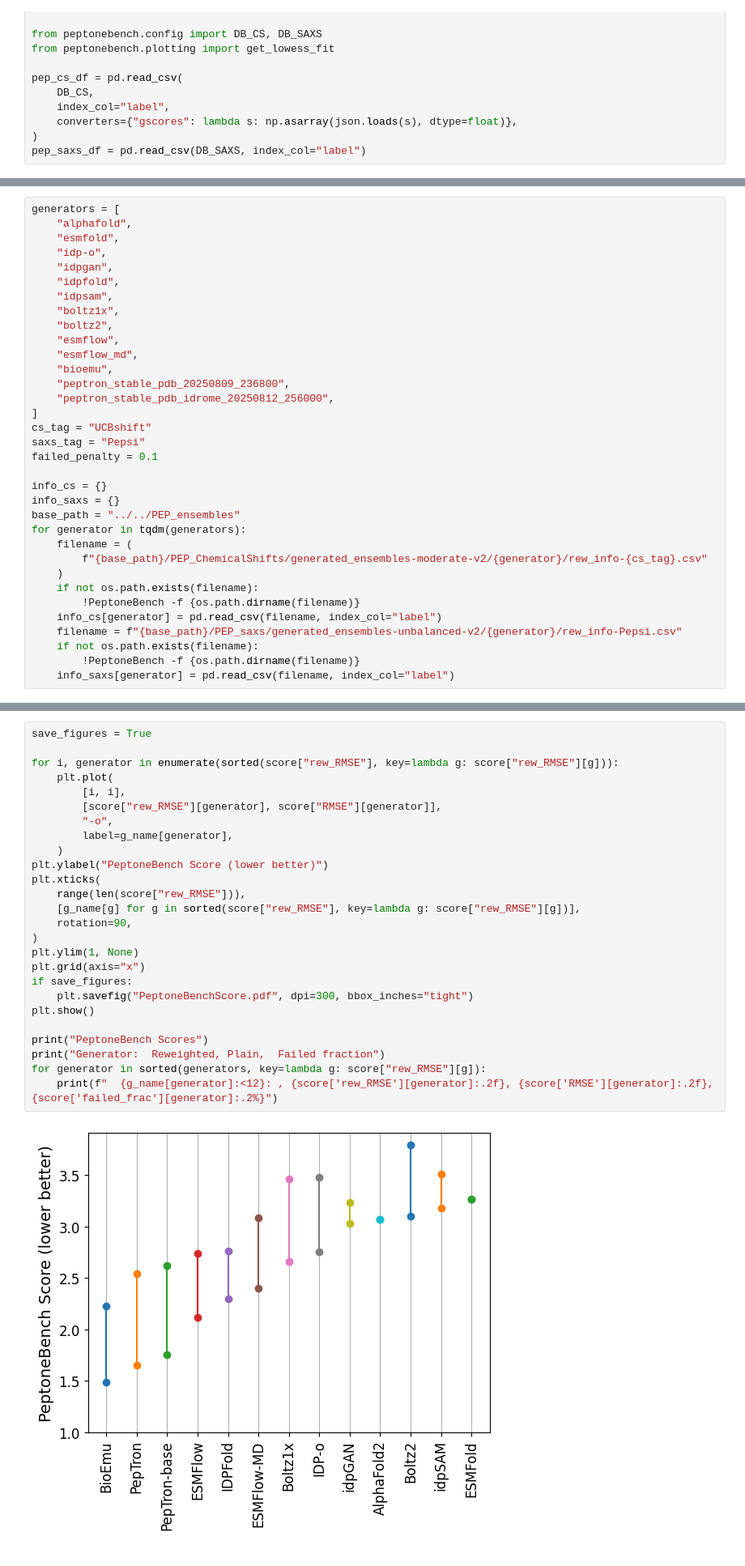
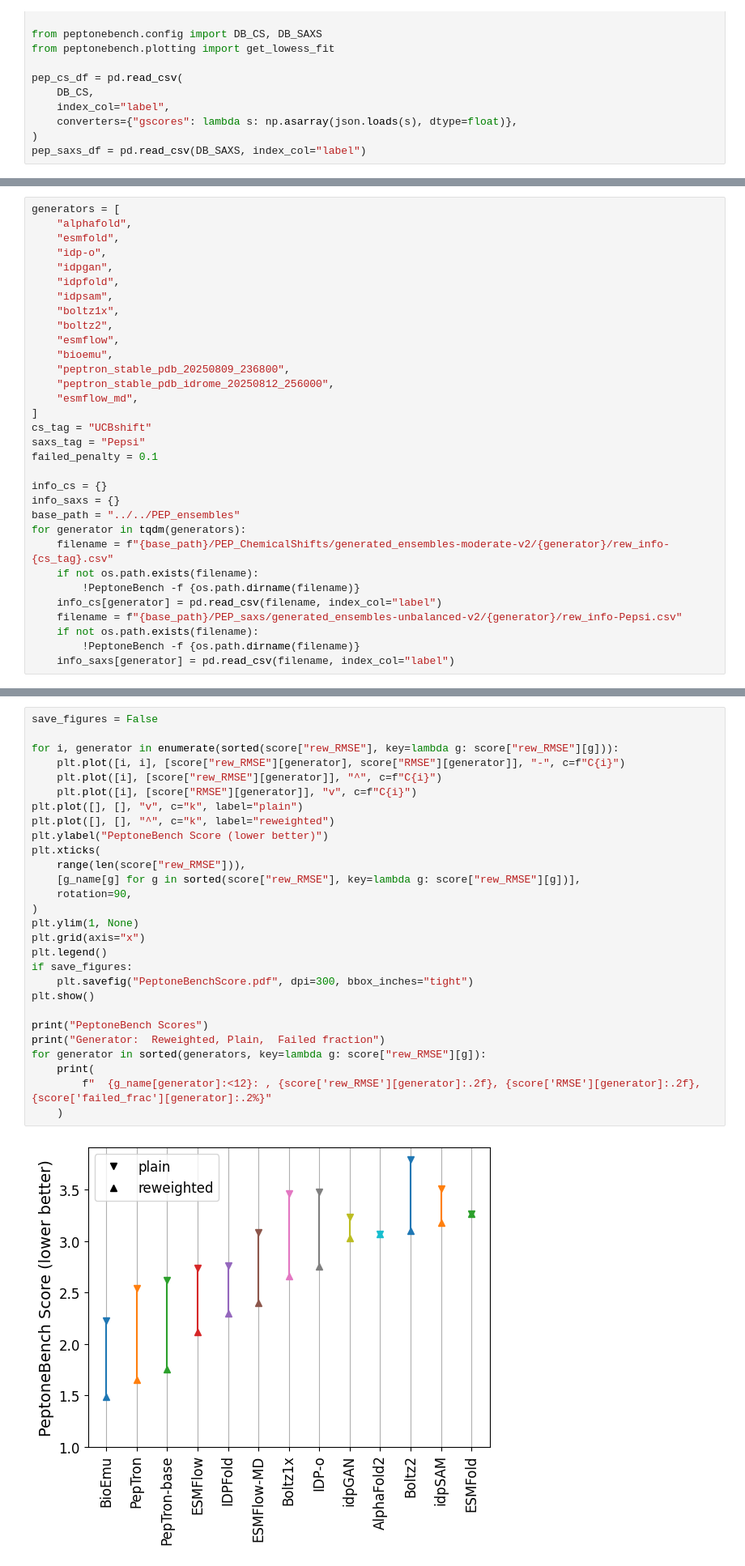
Before and after one commit to PeptoneLtd/peptonebench, a Jupyter notebook: notebooks/figure_benchmark.ipynb, the cells around one changed output, grey strips where cells are left out. Shown at 81% size. Saved outputs shown, nothing was run; the diff lists cells and outputs as text.

Commit message:
add forward models figure

```diff
--- a/notebooks/figure_benchmark.ipynb
+++ b/notebooks/figure_benchmark.ipynb
@@ -75,10 +94,10 @@ generators = [
     "boltz1x",
     "boltz2",
     "esmflow",
-    "esmflow_md",
     "bioemu",
     "peptron_stable_pdb_20250809_236800",
     "peptron_stable_pdb_idrome_20250812_256000",
+    "esmflow_md",
 ]
 cs_tag = "UCBshift"
 saxs_tag = "Pepsi"
@@ -88,9 +107,7 @@ info_cs = {}
 info_saxs = {}
 base_path = "../../PEP_ensembles"
 for generator in tqdm(generators):
-    filename = (
-        f"{base_path}/PEP_ChemicalShifts/generated_ensembles-moderate-v2/{generator}/rew_info-{cs_tag}.csv"
-    )
+    filename = f"{base_path}/PEP_ChemicalShifts/generated_ensembles-moderate-v2/{generator}/rew_info-{cs_tag}.csv"
     if not os.path.exists(filename):
         !PeptoneBench -f {os.path.dirname(filename)}
     info_cs[generator] = pd.read_csv(filename, index_col="label")
@@ -277,31 +294,33 @@ for chosen_rmse in ["RMSE", "rew_RMSE"]:
 # %%
-save_figures = True
+save_figures = False
 
 for i, generator in enumerate(sorted(score["rew_RMSE"], key=lambda g: score["rew_RMSE"][g])):
-    plt.plot(
-        [i, i],
-        [score["rew_RMSE"][generator], score["RMSE"][generator]],
-        "-o",
-        label=g_name[generator],
-    )
+    plt.plot([i, i], [score["rew_RMSE"][generator], score["RMSE"][generator]], "-", c=f"C{i}")
+    plt.plot([i], [score["rew_RMSE"][generator]], "^", c=f"C{i}")
+    plt.plot([i], [score["RMSE"][generator]], "v", c=f"C{i}")
+plt.plot([], [], "v", c="k", label="plain")
+plt.plot([], [], "^", c="k", label="reweighted")
 plt.ylabel("PeptoneBench Score (lower better)")
 plt.xticks(
     range(len(score["rew_RMSE"])),
     [g_name[g] for g in sorted(score["rew_RMSE"], key=lambda g: score["rew_RMSE"][g])],
     rotation=90,
 )
 plt.ylim(1, None)
 plt.grid(axis="x")
+plt.legend()
 if save_figures:
     plt.savefig("PeptoneBenchScore.pdf", dpi=300, bbox_inches="tight")
 plt.show()
 
 print("PeptoneBench Scores")
 print("Generator:  Reweighted, Plain,  Failed fraction")
 for generator in sorted(generators, key=lambda g: score["rew_RMSE"][g]):
-    print(f"  {g_name[generator]:<12}: , {score['rew_RMSE'][generator]:.2f}, {score['RMSE'][generator]:.2f}, {score['failed_frac'][generator]:.2%}")
+    print(
+        f"  {g_name[generator]:<12}: , {score['rew_RMSE'][generator]:.2f}, {score['RMSE'][generator]:.2f}, {score['failed_frac'][generator]:.2%}"
+    )
 # %% [output]
-[figure, old version]
+[figure, new version]
 PeptoneBench Scores
 Generator:  Reweighted, Plain,  Failed fraction
   BioEmu      : , 1.49, 2.22, 1.21%
```
Also changed, not shown: parts of 4 cells of this notebook, 2 other files.
